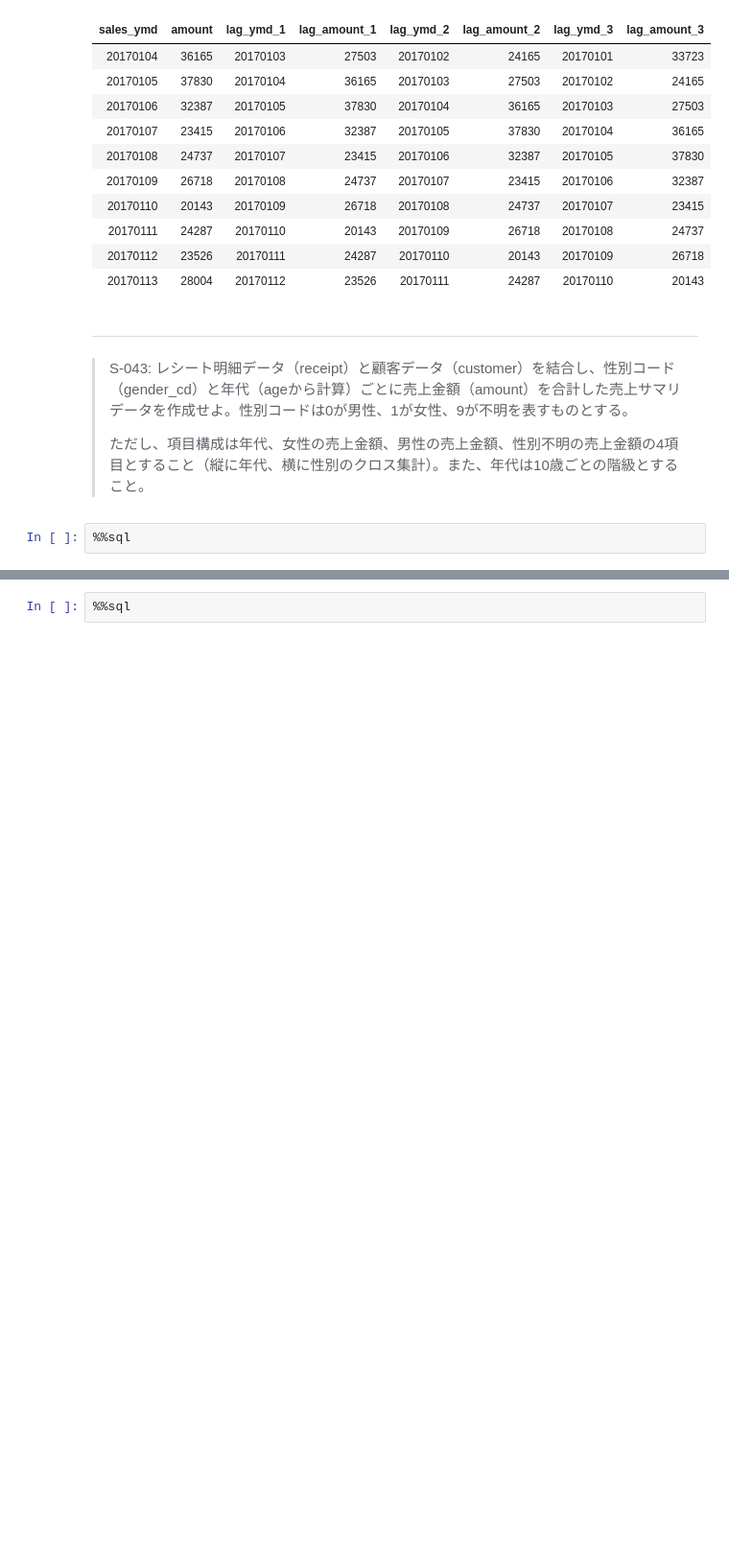
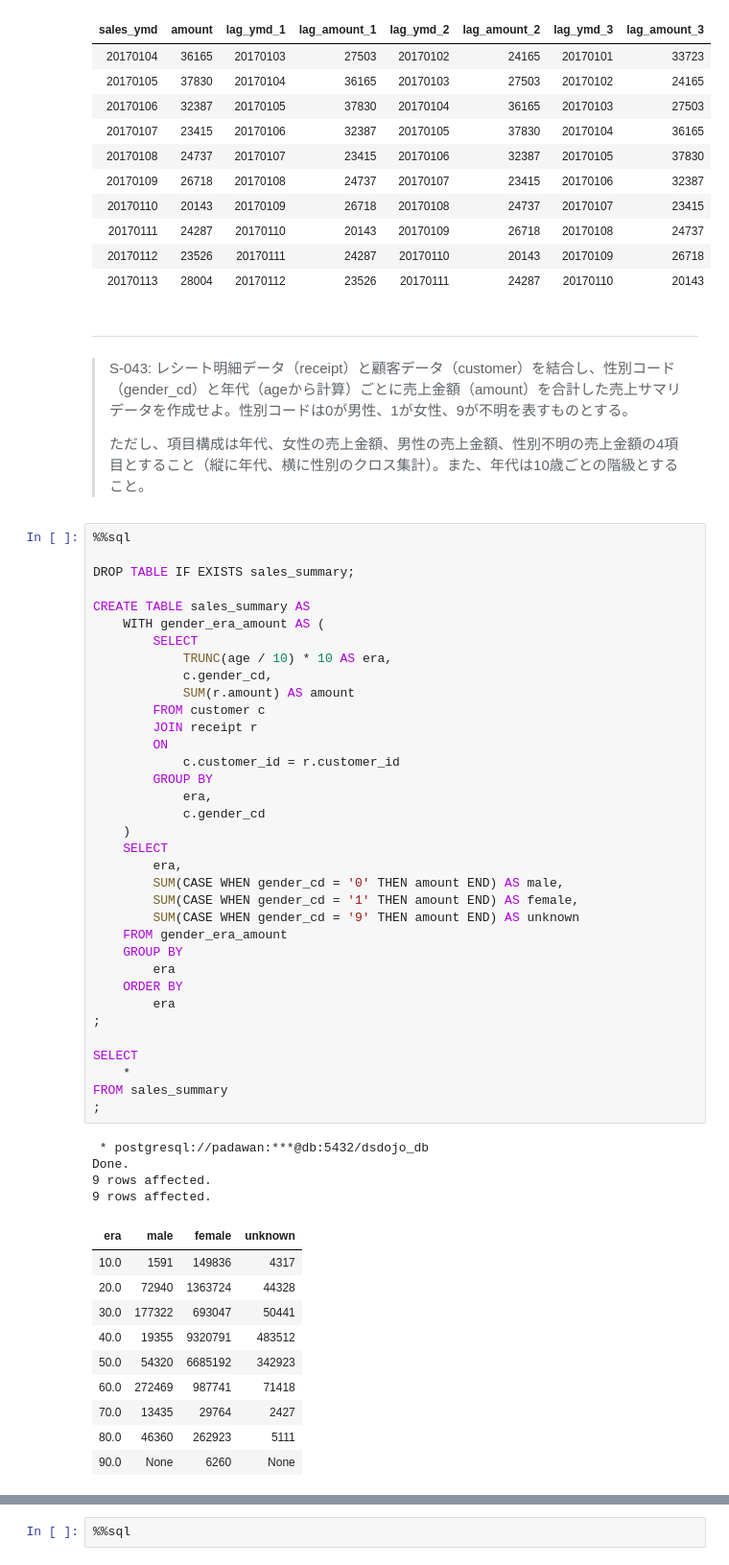
Before and after one commit to KJR020/100knocks-preprocess, a Jupyter notebook: docker/work/preprocess_knock_SQL.ipynb, the cells around one changed output, grey strips where cells are left out. Shown: that part at 96% size. Cells and saved outputs as stored; diff of their text form; blank space fills up the shorter version.

```diff
--- a/docker/work/preprocess_knock_SQL.ipynb
+++ b/docker/work/preprocess_knock_SQL.ipynb
@@ -1288,7 +1288,55 @@ LIMIT 10
 > S-043: レシート明細データ（receipt）と顧客データ（customer）を結合し、性別コード（gender_cd）と年代（ageから計算）ごとに売上金額（amount）を合計した売上サマリデータを作成せよ。性別コードは0が男性、1が女性、9が不明を表すものとする。
 >
 > ただし、項目構成は年代、女性の売上金額、男性の売上金額、性別不明の売上金額の4項目とすること（縦に年代、横に性別のクロス集計）。また、年代は10歳ごとの階級とすること。
-# %%
-%%sql
+# %%
+%%sql
+
+DROP TABLE IF EXISTS sales_summary;
+
+CREATE TABLE sales_summary AS
+    WITH gender_era_amount AS (
+        SELECT
+            TRUNC(age / 10) * 10 AS era,
+            c.gender_cd,
+            SUM(r.amount) AS amount
+        FROM customer c
+        JOIN receipt r
+        ON
+            c.customer_id = r.customer_id
+        GROUP BY
+            era,
+            c.gender_cd
+    )
+    SELECT
+        era,
+        SUM(CASE WHEN gender_cd = '0' THEN amount END) AS male,
+        SUM(CASE WHEN gender_cd = '1' THEN amount END) AS female,
+        SUM(CASE WHEN gender_cd = '9' THEN amount END) AS unknown
+    FROM gender_era_amount
+    GROUP BY
+        era
+    ORDER BY
+        era
+;
+
+SELECT
+    *
+FROM sales_summary
+;
+# %% [output]
+ * postgresql://padawan:***@db:5432/dsdojo_db
+Done.
+9 rows affected.
+9 rows affected.
+| era | male | female | unknown |
+| 10.0 | 1591 | 149836 | 4317 |
+| 20.0 | 72940 | 1363724 | 44328 |
+| 30.0 | 177322 | 693047 | 50441 |
+| 40.0 | 19355 | 9320791 | 483512 |
+| 50.0 | 54320 | 6685192 | 342923 |
+| 60.0 | 272469 | 987741 | 71418 |
+| 70.0 | 13435 | 29764 | 2427 |
+| 80.0 | 46360 | 262923 | 5111 |
+| 90.0 | None | 6260 | None |
 # %% [markdown]
 ---
```
Also changed, not shown: parts of 23 cells of this notebook.
